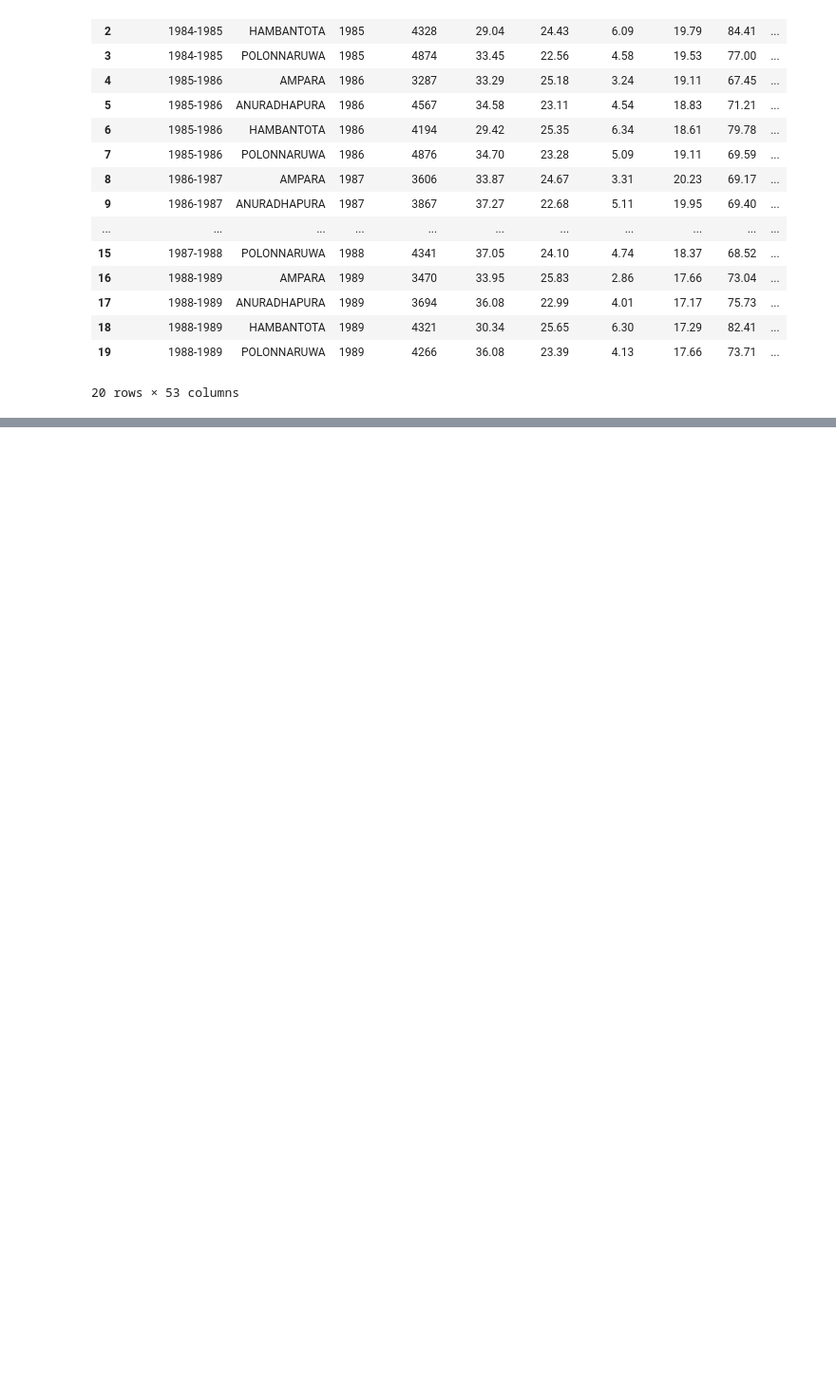
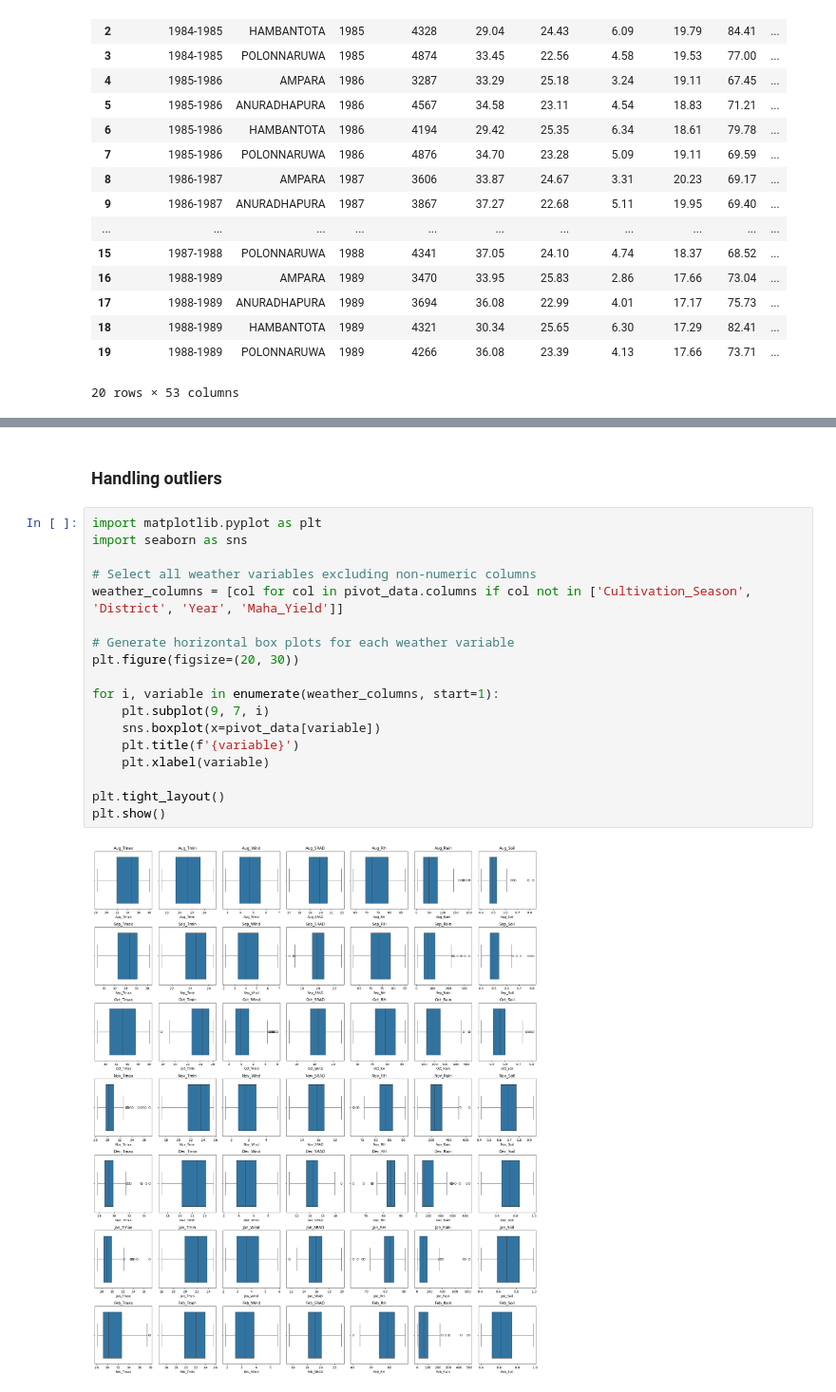
Before and after one commit to Dinithiii04/AgriLak, a Jupyter notebook: notebooks/NEW_yield_pred_model.ipynb, the cells around one changed output, grey strips where cells are left out. Shown at 95% size. Drawn from its saved outputs; the diff is of its cells as text; blank space fills up the shorter version.

```diff
--- a/notebooks/NEW_yield_pred_model.ipynb
+++ b/notebooks/NEW_yield_pred_model.ipynb
@@ -261,0 +315,22 @@ display(pivot_data.head(20))
+# %% [markdown]
+### Handling outliers
+# %%
+import matplotlib.pyplot as plt
+import seaborn as sns
+
+# Select all weather variables excluding non-numeric columns
+weather_columns = [col for col in pivot_data.columns if col not in ['Cultivation_Season', 'District', 'Year', 'Maha_Yield']]
+
+# Generate horizontal box plots for each weather variable
+plt.figure(figsize=(20, 30))
+
+for i, variable in enumerate(weather_columns, start=1):
+    plt.subplot(9, 7, i)
+    sns.boxplot(x=pivot_data[variable])
+    plt.title(f'{variable}')
+    plt.xlabel(variable)
+
+plt.tight_layout()
+plt.show()
+# %% [output]
+[figure, added]
```
Also changed, not shown: parts of 17 cells of this notebook.
